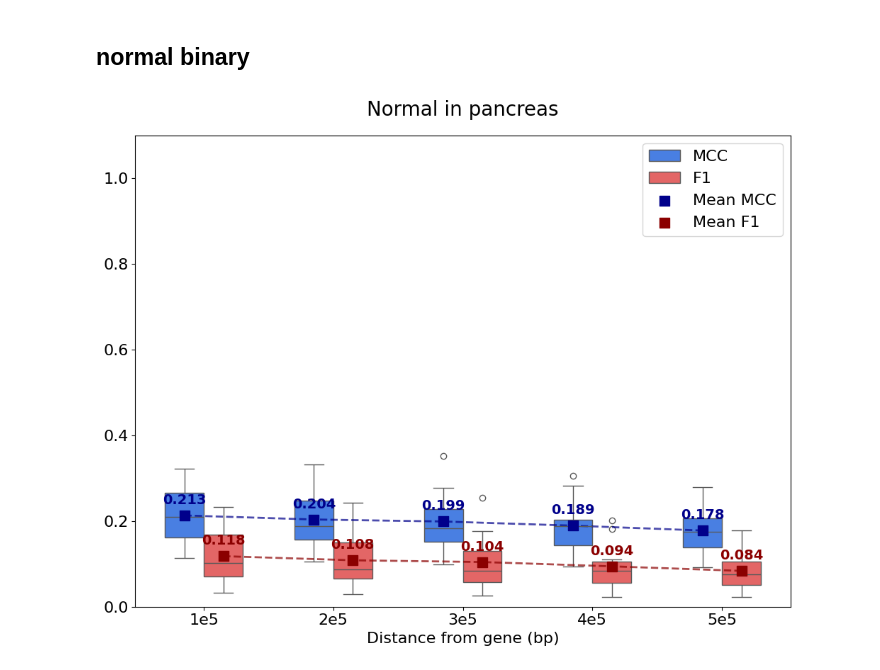
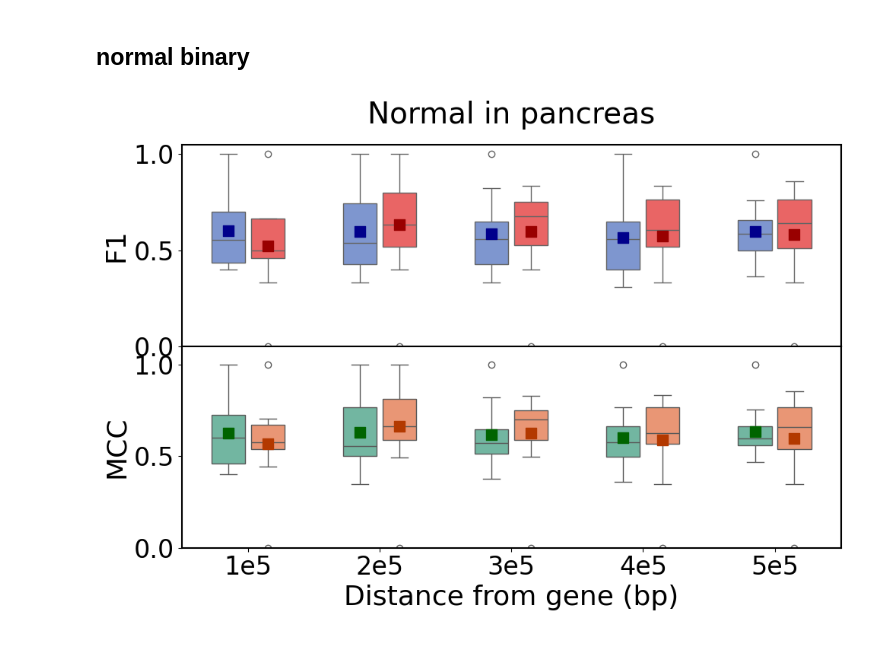
Before and after one commit to yuliyi/epiGen, a Jupyter notebook: epiGen/tumor/gene_peak_regulation_tumor_normal_top_gene_plot.ipynb, the cells around one changed output. Drawn from its saved outputs; the diff is of its cells as text; code cells hidden in the pictures.

```diff
--- a/epiGen/tumor/gene_peak_regulation_tumor_normal_top_gene_plot.ipynb
+++ b/epiGen/tumor/gene_peak_regulation_tumor_normal_top_gene_plot.ipynb
@@ -1,10 +1,9 @@
 # %%
-import pandas as pd
-import numpy as np
 import matplotlib.pyplot as plt
 import seaborn as sns
-from matplotlib.lines import Line2D
+import pandas as pd
+import matplotlib.gridspec as gridspec
 
-data_dir = '/path'
+data_dir = '/path/data'
 # %% [markdown]
 ## plot method
@@ -423,21 +394,27 @@ plot_scatter_details(df, tis, state)
 ## normal binary
 # %%
 state = 'Normal'
-df = pd.read_csv(data_dir + f"/perturbation_tumor/gene_peak_nearby_normal_cor0.01/{tis}_nearby_aupr_{state}_permutation.csv", index_col=0).iloc[:, :9]
-df.columns = ['dis', 'gene_name', 'epiGen_aupr', 'auroc', 'mcc', 'f1', 'n_total_peaks', 'n_positive_peaks', 'random_aupr']
+df = pd.read_csv(data_dir + f"/perturbation_tumor/gene_peak_nearby/{tis}_nearby_aupr_{state}_permutation.csv", index_col=0).iloc[:, :25]
+df.columns = ['dis', 'gene_name', 'epiGen_aupr', 'auroc', 'mcc', 'f1',
+              'top10_prec', 'top50_prec', 'top100_prec', 'top10_rec', 'top50_rec', 'top100_rec',
+              'preds_auroc', 'preds_aupr', 'preds_mcc', 'preds_f1',
+              'preds_top10_prec', 'preds_top50_prec', 'preds_top100_prec', 'preds_top10_rec', 'preds_top50_rec', 'preds_top100_rec',
+              'n_total_peaks', 'n_positive_peaks', 'random_aupr']
 original_gene_order = df['gene_name'].unique().tolist()
 df['gene_name'] = pd.Categorical(df['gene_name'], categories=original_gene_order, ordered=True)
 df = df.sort_values(['gene_name', 'dis'], ascending=[True, True])
 df_melt = pd.melt(df,
                   id_vars=['dis', 'gene_name'],
-                  value_vars=['mcc', 'f1'],
+                  value_vars=['mcc', 'f1', 'preds_mcc', 'preds_f1'],
                   var_name='metrics',
                   value_name='binary')
 df_melt['metrics'] = df_melt['metrics'].map({
-    'mcc': 'MCC',
-    'f1': 'F1'
+    'mcc': 'Perturbation MCC',
+    'f1': 'Perturbation F1',
+    'preds_mcc': 'Correlation MCC',
+    'preds_f1': 'Correlation F1'
 })
 
-plot_boxplot_binary(df, df_melt, tis, state)
+plot_box_binary(df, df_melt, tis, state)
 # %% [output]
-[figure, old version]
+[figure, new version]
```
Also changed, not shown: parts of 20 cells of this notebook, 7 other files.
